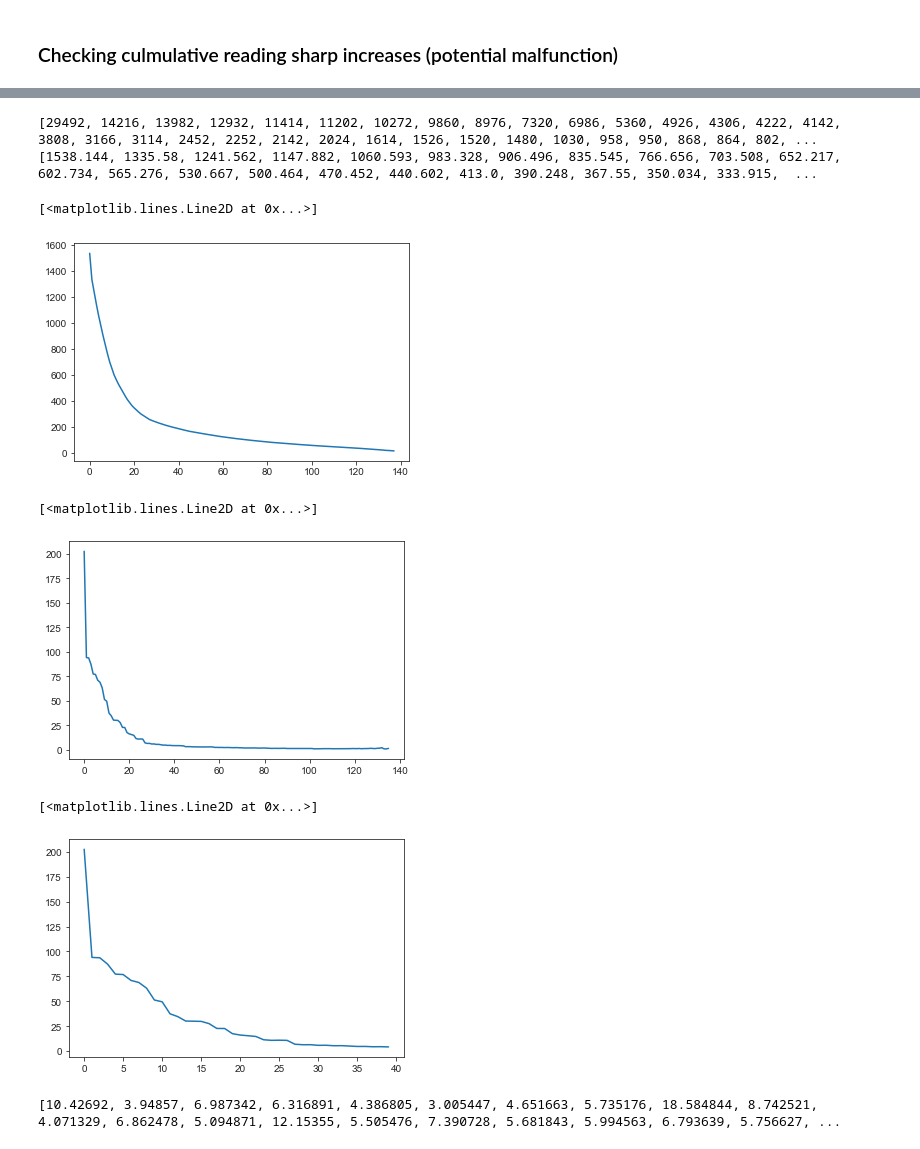
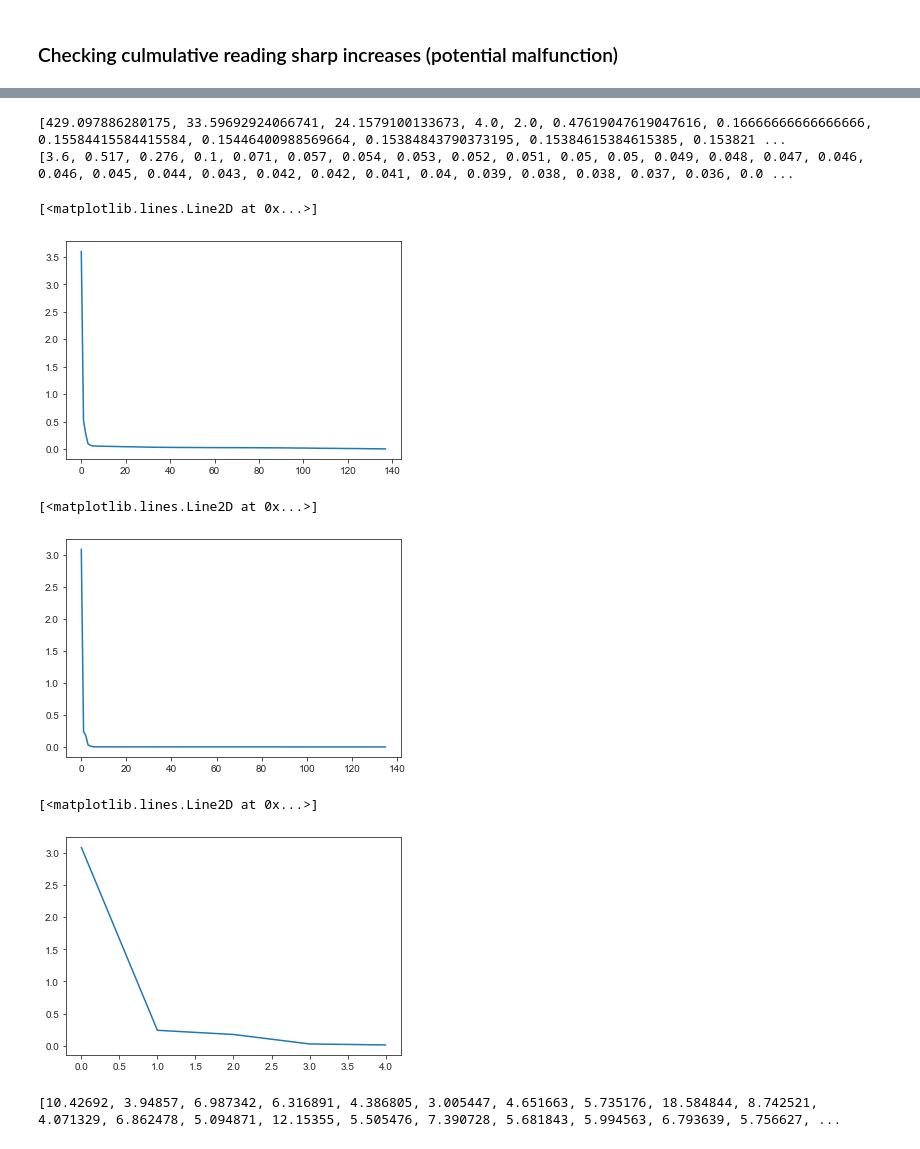
Before and after one commit to melvintzw/ee4211, a Jupyter notebook: error_detection.ipynb, the cells around one changed output, grey strips where cells are left out. Saved outputs shown, nothing was run; the diff lists cells and outputs as text; code cells hidden in the pictures.

```diff
--- a/error_detection.ipynb
+++ b/error_detection.ipynb
@@ -185,14 +185,20 @@ for key in keys_list2:
     df_i = groups.get_group(key)
     prev_meter_value = 0
     max_increment = 0
+    prev_time = df_i.index[0]
     for i in range(len(df_i.index)):
         curr_meter_value = df_i.iloc[i][1]
+        curr_time = df_i.index[i]
         if i != 0:
             if curr_meter_value > prev_meter_value:
                 increment = curr_meter_value - prev_meter_value
+                time_period = curr_time - prev_time
+                time_period_seconds = time_period.total_seconds()
+                increment /= time_period_seconds
                 if increment > max_increment:
                     max_increment = increment
         prev_meter_value = curr_meter_value
+        prev_time = curr_time
     max_increment_list.append(max_increment)
 
 print(max_increment_list)
@@ -232,13 +238,13 @@ for i in range(138):
 
 print(avg_max_increment_list)
 # %% [output]
-[29492, 14216, 13982, 12932, 11414, 11202, 10272, 9860, 8976, 7320, 6986, 5360, 4926, 4306, 4222, 4142, 3808, 3166, 3114, 2452, 2252, 2142, 2024, 1614, 1526, 1520, 1480, 1030, 958, 950, 868, 864, 802, ...
-[1538.144, 1335.58, 1241.562, 1147.882, 1060.593, 983.328, 906.496, 835.545, 766.656, 703.508, 652.217, 602.734, 565.276, 530.667, 500.464, 470.452, 440.602, 413.0, 390.248, 367.55, 350.034, 333.915,  ...
+[429.097886280175, 33.59692924066741, 24.1579100133673, 4.0, 2.0, 0.47619047619047616, 0.16666666666666666, 0.15584415584415584, 0.15446400988569664, 0.15384843790373195, 0.15384615384615385, 0.153821 ...
+[3.6, 0.517, 0.276, 0.1, 0.071, 0.057, 0.054, 0.053, 0.052, 0.051, 0.05, 0.05, 0.049, 0.048, 0.047, 0.046, 0.046, 0.045, 0.044, 0.043, 0.042, 0.042, 0.041, 0.04, 0.039, 0.038, 0.038, 0.037, 0.036, 0.0 ...
 # %%
 plt.plot(range(138), avg_max_increment_list)
 # %% [output]
 [<matplotlib.lines.Line2D at 0x...>]
-[figure, old version]
+[figure, new version]
 # %%
 marginal_avg_max_increment_list = []
 
@@ -249,12 +255,12 @@ for i in range(len(avg_max_increment_list) - 1):
 plt.plot(range(len(marginal_avg_max_increment_list)), marginal_avg_max_increment_list)
 # %% [output]
 [<matplotlib.lines.Line2D at 0x...>]
-[figure, old version]
+[figure, new version]
 # %%
-plt.plot(range(len(marginal_avg_max_increment_list[:40])), marginal_avg_max_increment_list[:40])
+plt.plot(range(len(marginal_avg_max_increment_list[:5])), marginal_avg_max_increment_list[:5])
 # %% [output]
 [<matplotlib.lines.Line2D at 0x...>]
-[figure, old version]
+[figure, new version]
 # %%
 average_increment_list = []
 
```
Also changed, not shown: parts of 2 cells of this notebook, 1 other file.
